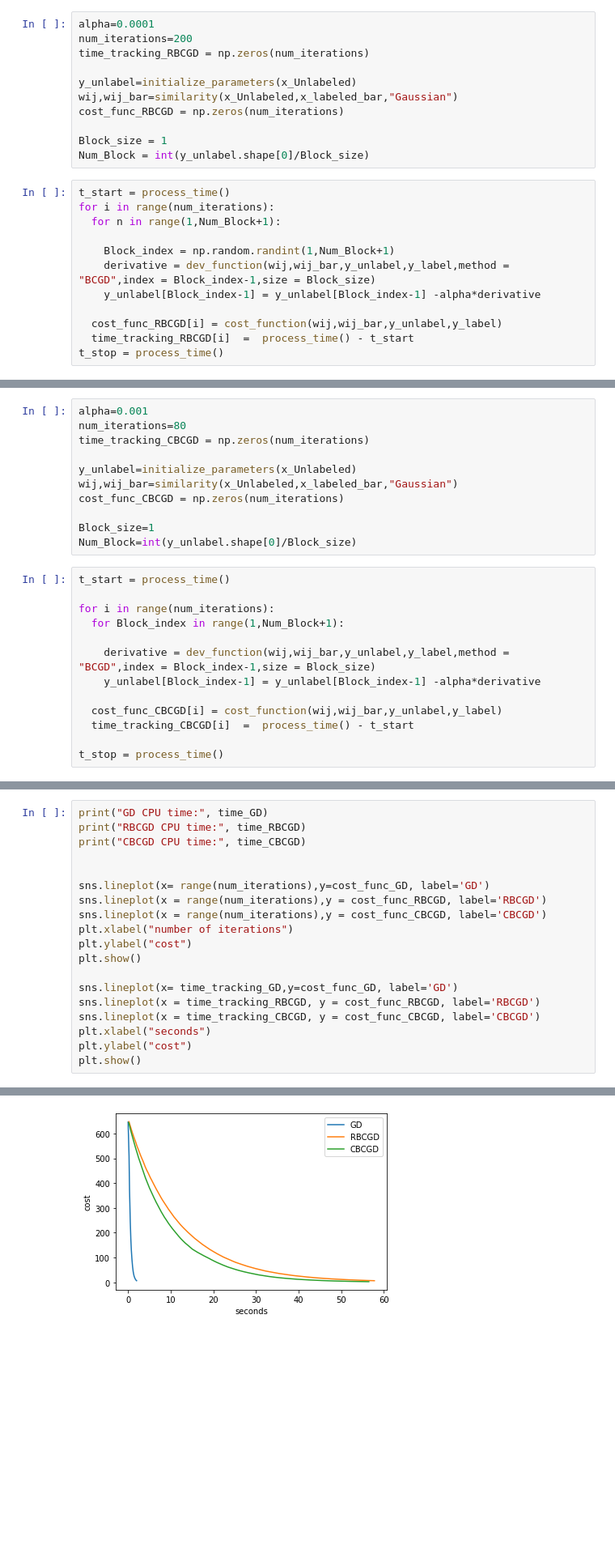
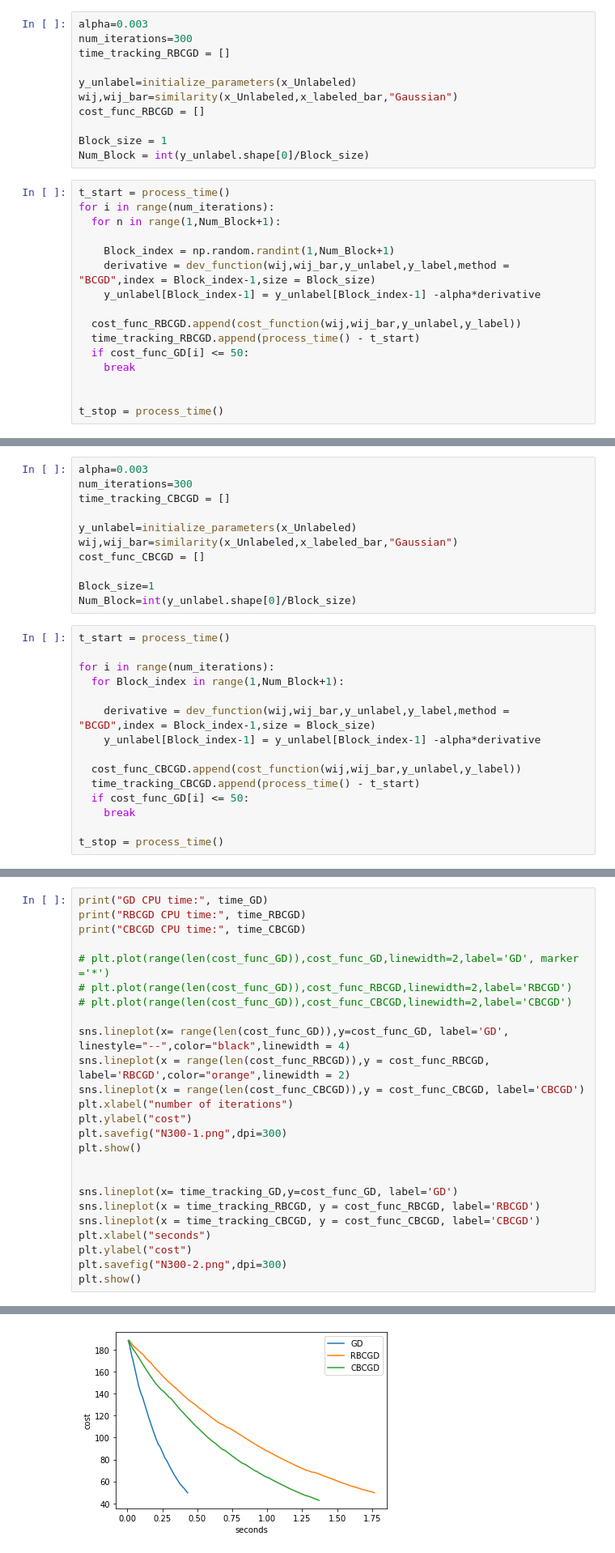
Before and after one commit to mojeee/OptimizationFor-DataScience, a Jupyter notebook: HW/Optimization.ipynb, the cells around one changed output, grey strips where cells are left out. Shown: that part at 81% size. Cells and saved outputs as stored; diff of their text form; blank space fills up the shorter version.

```diff
--- a/HW/Optimization.ipynb
+++ b/HW/Optimization.ipynb
@@ -255,13 +258,13 @@ pyplot.show()
 # %% [markdown]
 Since we want to be faster, we just want to calculate a part of derivative. Therefore, we change the derivative function for randomized and cyclic. methods.
 # %%
-alpha=0.0001
-num_iterations=200
-time_tracking_RBCGD = np.zeros(num_iterations)
+alpha=0.003
+num_iterations=300
+time_tracking_RBCGD = []
 
 y_unlabel=initialize_parameters(x_Unlabeled)
 wij,wij_bar=similarity(x_Unlabeled,x_labeled_bar,"Gaussian")
-cost_func_RBCGD = np.zeros(num_iterations)
+cost_func_RBCGD = []
 
 Block_size = 1
 Num_Block = int(y_unlabel.shape[0]/Block_size)
@@ -274,8 +277,12 @@ for i in range(num_iterations):
     derivative = dev_function(wij,wij_bar,y_unlabel,y_label,method = "BCGD",index = Block_index-1,size = Block_size)
     y_unlabel[Block_index-1] = y_unlabel[Block_index-1] -alpha*derivative
 
-  cost_func_RBCGD[i] = cost_function(wij,wij_bar,y_unlabel,y_label)
-  time_tracking_RBCGD[i]  =  process_time() - t_start
+  cost_func_RBCGD.append(cost_function(wij,wij_bar,y_unlabel,y_label))
+  time_tracking_RBCGD.append(process_time() - t_start)
+  if cost_func_GD[i] <= 50:
+    break
+
+
 t_stop = process_time()
 # %%
 time_RBCGD = t_stop - t_start
@@ -312,13 +319,13 @@ pyplot.show()
 # %% [markdown]
 ### <mark><b>Cyclic Block Coordinate Gradient Decent</b></mark>
 # %%
-alpha=0.001
-num_iterations=80
-time_tracking_CBCGD = np.zeros(num_iterations)
+alpha=0.003
+num_iterations=300
+time_tracking_CBCGD = []
 
 y_unlabel=initialize_parameters(x_Unlabeled)
 wij,wij_bar=similarity(x_Unlabeled,x_labeled_bar,"Gaussian")
-cost_func_CBCGD = np.zeros(num_iterations)
+cost_func_CBCGD = []
 
 Block_size=1
 Num_Block=int(y_unlabel.shape[0]/Block_size)
@@ -331,8 +338,10 @@ for i in range(num_iterations):
     derivative = dev_function(wij,wij_bar,y_unlabel,y_label,method = "BCGD",index = Block_index-1,size = Block_size)
     y_unlabel[Block_index-1] = y_unlabel[Block_index-1] -alpha*derivative
 
-  cost_func_CBCGD[i] = cost_function(wij,wij_bar,y_unlabel,y_label)
-  time_tracking_CBCGD[i]  =  process_time() - t_start
+  cost_func_CBCGD.append(cost_function(wij,wij_bar,y_unlabel,y_label))
+  time_tracking_CBCGD.append(process_time() - t_start)
+  if cost_func_GD[i] <= 50:
+    break
 
 t_stop = process_time()
 # %%
@@ -373,18 +382,24 @@ print("GD CPU time:", time_GD)
 print("RBCGD CPU time:", time_RBCGD)
 print("CBCGD CPU time:", time_CBCGD)
 
+# plt.plot(range(len(cost_func_GD)),cost_func_GD,linewidth=2,label='GD', marker ='*')
+# plt.plot(range(len(cost_func_GD)),cost_func_RBCGD,linewidth=2,label='RBCGD')
+# plt.plot(range(len(cost_func_GD)),cost_func_CBCGD,linewidth=2,label='CBCGD')
 
-sns.lineplot(x= range(num_iterations),y=cost_func_GD, label='GD')
-sns.lineplot(x = range(num_iterations),y = cost_func_RBCGD, label='RBCGD')
-sns.lineplot(x = range(num_iterations),y = cost_func_CBCGD, label='CBCGD')
+sns.lineplot(x= range(len(cost_func_GD)),y=cost_func_GD, label='GD', linestyle="--",color="black",linewidth = 4)
+sns.lineplot(x = range(len(cost_func_RBCGD)),y = cost_func_RBCGD, label='RBCGD',color="orange",linewidth = 2)
+sns.lineplot(x = range(len(cost_func_CBCGD)),y = cost_func_CBCGD, label='CBCGD')
 plt.xlabel("number of iterations")
 plt.ylabel("cost")
+plt.savefig("N300-1.png",dpi=300)
 plt.show()
+
 
 sns.lineplot(x= time_tracking_GD,y=cost_func_GD, label='GD')
 sns.lineplot(x = time_tracking_RBCGD, y = cost_func_RBCGD, label='RBCGD')
 sns.lineplot(x = time_tracking_CBCGD, y = cost_func_CBCGD, label='CBCGD')
 plt.xlabel("seconds")
 plt.ylabel("cost")
+plt.savefig("N300-2.png",dpi=300)
 plt.show()
 # %% [output]
@@ -395 +410 @@ CBCGD CPU time: 56.477144769000006
-[figure, old version]
+[figure, new version]
```
Also changed, not shown: parts of 13 cells of this notebook, 1 other file.
